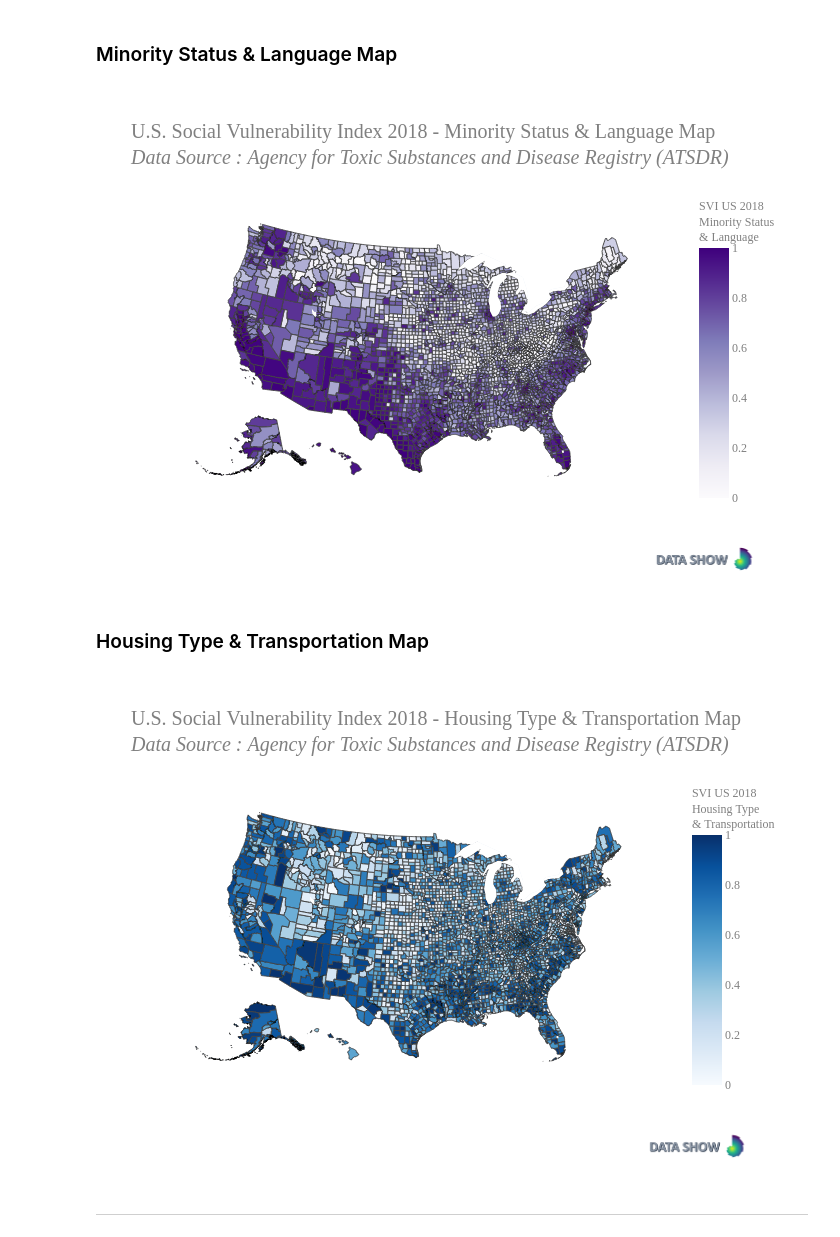
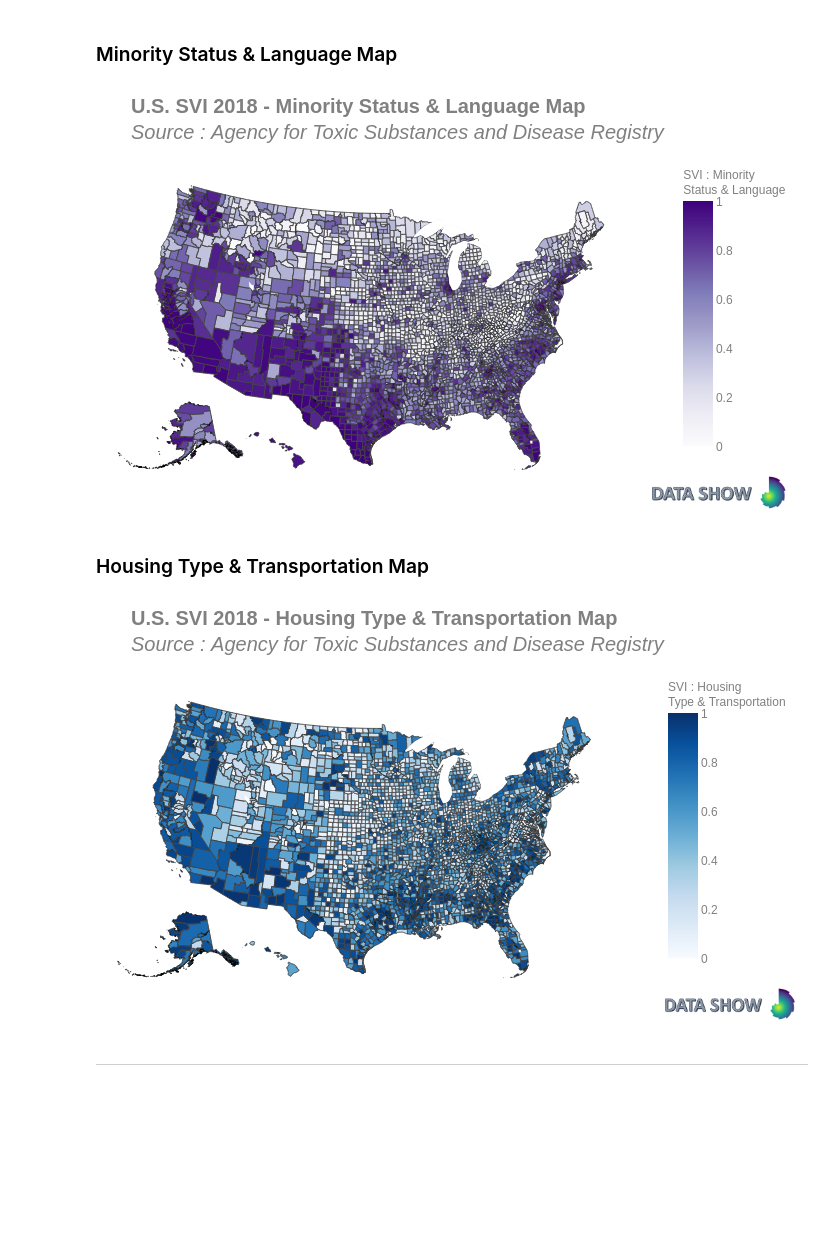
Before and after one commit to data-show/notebooks, a Jupyter notebook: notebooks/Social_Vulnerability_Index_2018_United_States/Social_Vulnerability_Index_2018_United_States.ipynb, the cells around one changed output. Cells and saved outputs as stored; diff of their text form; code cells hidden in the pictures; blank space fills up the shorter version.

```diff
--- a/notebooks/Social_Vulnerability_Index_2018_United_States/Social_Vulnerability_Index_2018_United_States.ipynb
+++ b/notebooks/Social_Vulnerability_Index_2018_United_States/Social_Vulnerability_Index_2018_United_States.ipynb
@@ -205,41 +226,48 @@ Image(data=fig_hcd_svi.to_image())
 # %%
 fig_msl_svi = px.choropleth(svi,
                             geojson=geo_json_data,
                             locations='FIPS',
                             color='MSL_SVI',
                             featureidkey='properties.FIPS',
                             hover_data=['STATE', 'COUNTY'],
                             color_continuous_scale="Purples",
                             range_color=(0, 1),
                             scope='usa',
-                            title='U.S. Social Vulnerability Index 2018 - Minority Status & Language Map<br>' +
-                            '<i>Data Source : Agency for Toxic Substances and Disease Registry (ATSDR)</i>',
-                            labels={'MSL_SVI':'SVI US 2018<br>Minority Status<br>& Language'}
+                            title='<b>U.S. SVI 2018 - Minority Status & Language Map</b><br>' +
+                            '<i>Source : Agency for Toxic Substances and Disease Registry</i>',
+                            labels={'MSL_SVI':'SVI : Minority<br>Status & Language'},
+                            height=425
                            )
 
-#Styling
+# Style
 fig_msl_svi.update_layout(
-    font_family='Rockwell',
+    margin={"r":0,"t":50,"l":0,"b":0},
+    font_family='Helvetica',
     font_color='grey',
     font_size=12,
-    title_font_family='Rockwell',
+    title_font_family='Helvetica',
     title_font_color='grey',
-    title_font_size=20
+    title_font_size=20,
+    coloraxis_colorbar=dict(
+        len=0.8,
+        yanchor="top",
+        y=0.95
+    )
 )
 
 # Add watermark
 fig_msl_svi.add_layout_image(
     dict(
         source=PILImage.open('../extra/Datashow_Logo.png'),
         xref='paper', yref='paper',
-        x=1.15, y=-0.2,
-        sizex=0.2, sizey=0.2,
-        xanchor='right', yanchor='bottom')
+        x=0.975, y=0.1,
+        sizex=0.25, sizey=0.25,
+    )
 )
 
 Image(data=fig_msl_svi.to_image())
 # %% [output]
-[figure, old version]
+[figure, new version]
 # %% [markdown]
 ### Housing Type & Transportation Map
 # %%
@@ -252,19 +280,26 @@ fig_htt_svi = px.choropleth(svi,
                             color_continuous_scale='Blues',
                             range_color=(0, 1),
                             scope='usa',
-                            title='U.S. Social Vulnerability Index 2018 - Housing Type & Transportation Map<br>' +
-                            '<i>Data Source : Agency for Toxic Substances and Disease Registry (ATSDR)</i>',
-                            labels={'HTT_SVI':'SVI US 2018<br>Housing Type<br>& Transportation'}
+                            title='<b>U.S. SVI 2018 - Housing Type & Transportation Map</b><br>' +
+                            '<i>Source : Agency for Toxic Substances and Disease Registry</i>',
+                            labels={'HTT_SVI':'SVI : Housing<br>Type & Transportation'},
+                            height=425
                            )
 
-#Styling
+# Style
 fig_htt_svi.update_layout(
-    font_family='Rockwell',
+    margin={"r":0,"t":50,"l":0,"b":0},
+    font_family='Helvetica',
     font_color='grey',
     font_size=12,
-    title_font_family='Rockwell',
+    title_font_family='Helvetica',
     title_font_color='grey',
-    title_font_size=20
+    title_font_size=20,
+    coloraxis_colorbar=dict(
+        len=0.8,
+        yanchor="top",
+        y=0.95
+    )
 )
 
 # Add watermark
@@ -272,14 +307,14 @@ fig_htt_svi.add_layout_image(
     dict(
         source=PILImage.open('../extra/Datashow_Logo.png'),
         xref='paper', yref='paper',
-        x=1.15, y=-0.2,
-        sizex=0.2, sizey=0.2,
-        xanchor='right', yanchor='bottom')
+        x=1.025, y=0.1,
+        sizex=0.25, sizey=0.25,
+    )
 )
 
 Image(data=fig_htt_svi.to_image())
 # %% [output]
-[figure, old version]
+[figure, new version]
 # %% [markdown]
 <hr>
 # %% [markdown]
```
Also changed, not shown: parts of 4 cells of this notebook, 5 other files.
